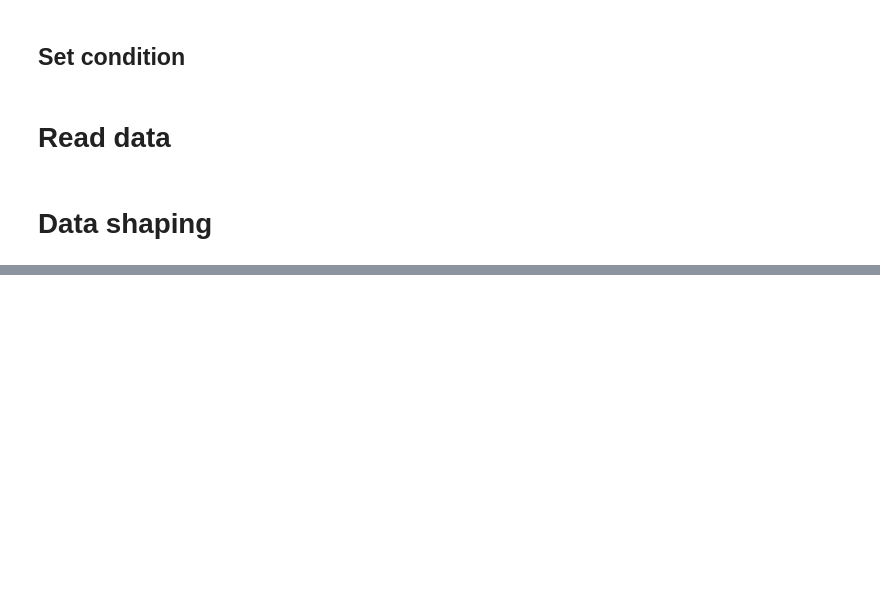
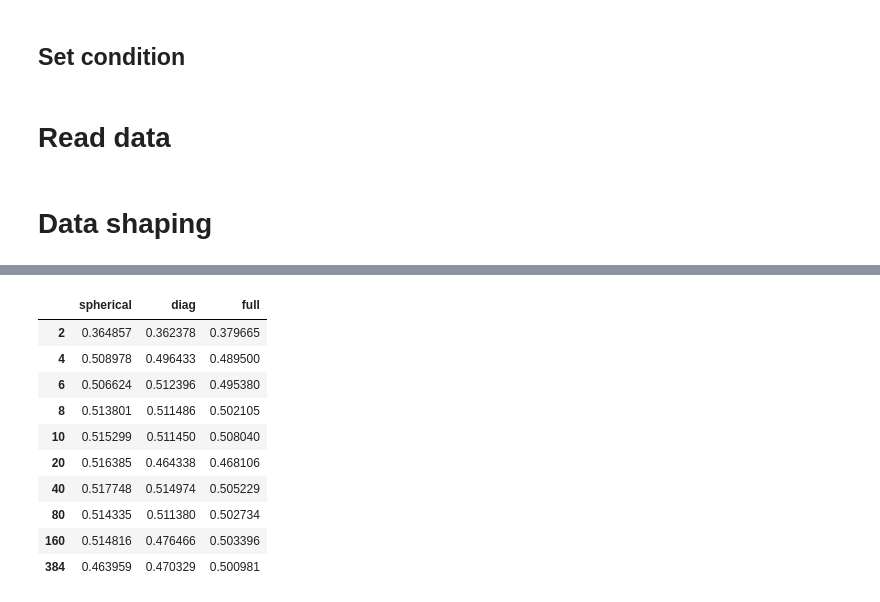
Before and after one commit to YuriNakayama/TextClassificationCode, a Jupyter notebook: Visualize/Stats/StatsFig.ipynb, the cells around one changed output, grey strips where cells are left out. Saved outputs shown, nothing was run; the diff lists cells and outputs as text; code cells hidden in the pictures; blank space fills up the shorter version.

```diff
--- a/Visualize/Stats/StatsFig.ipynb
+++ b/Visualize/Stats/StatsFig.ipynb
@@ -208,0 +210,14 @@ NameError: name 'data' is not defined
+# %%
+data["mi"]["mean"]
+# %% [output]
+|  | spherical | diag | full |
+| 2 | 0.364857 | 0.362378 | 0.379665 |
+| 4 | 0.508978 | 0.496433 | 0.489500 |
+| 6 | 0.506624 | 0.512396 | 0.495380 |
+| 8 | 0.513801 | 0.511486 | 0.502105 |
+| 10 | 0.515299 | 0.511450 | 0.508040 |
+| 20 | 0.516385 | 0.464338 | 0.468106 |
+| 40 | 0.517748 | 0.514974 | 0.505229 |
+| 80 | 0.514335 | 0.511380 | 0.502734 |
+| 160 | 0.514816 | 0.476466 | 0.503396 |
+| 384 | 0.463959 | 0.470329 | 0.500981 |
```
Also changed, not shown: parts of 4 cells of this notebook, 10 other files.
